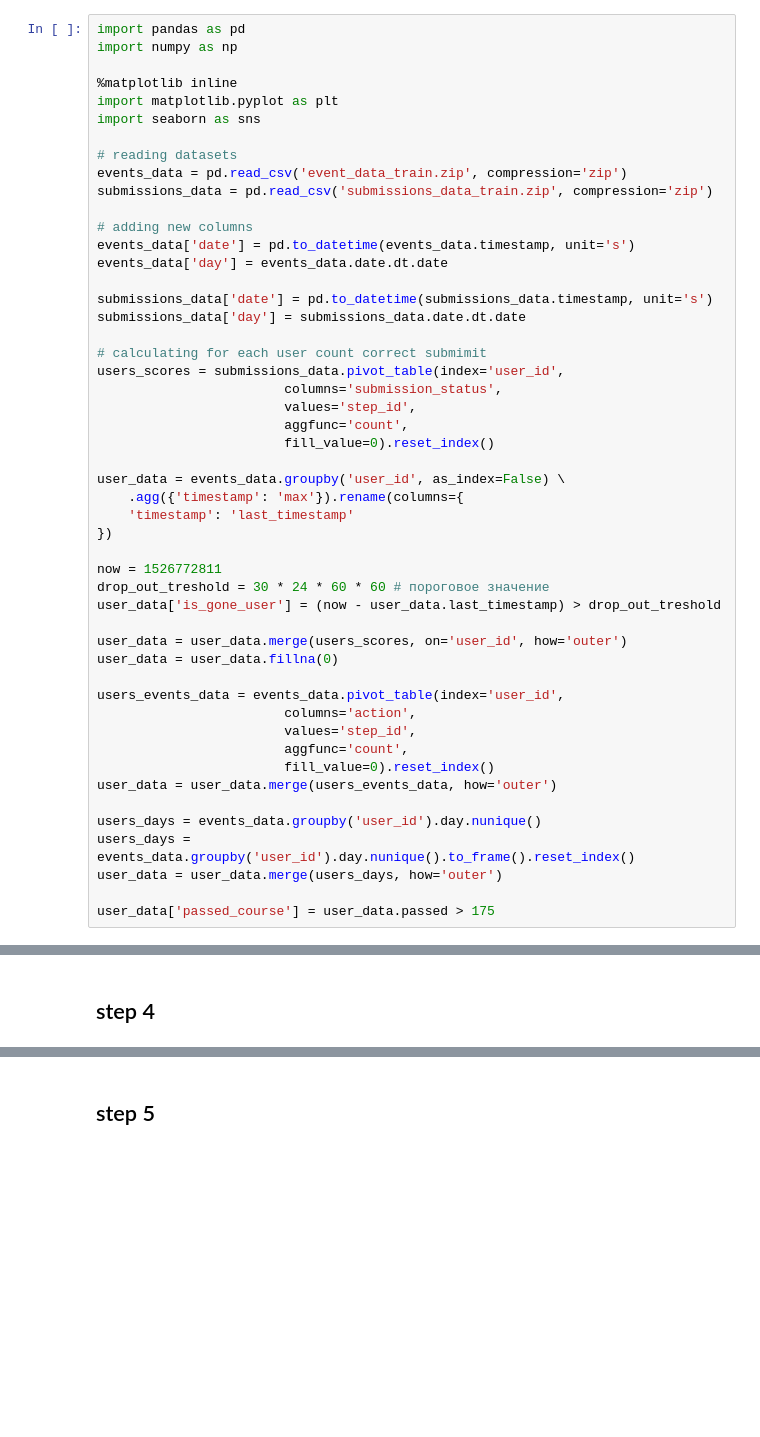
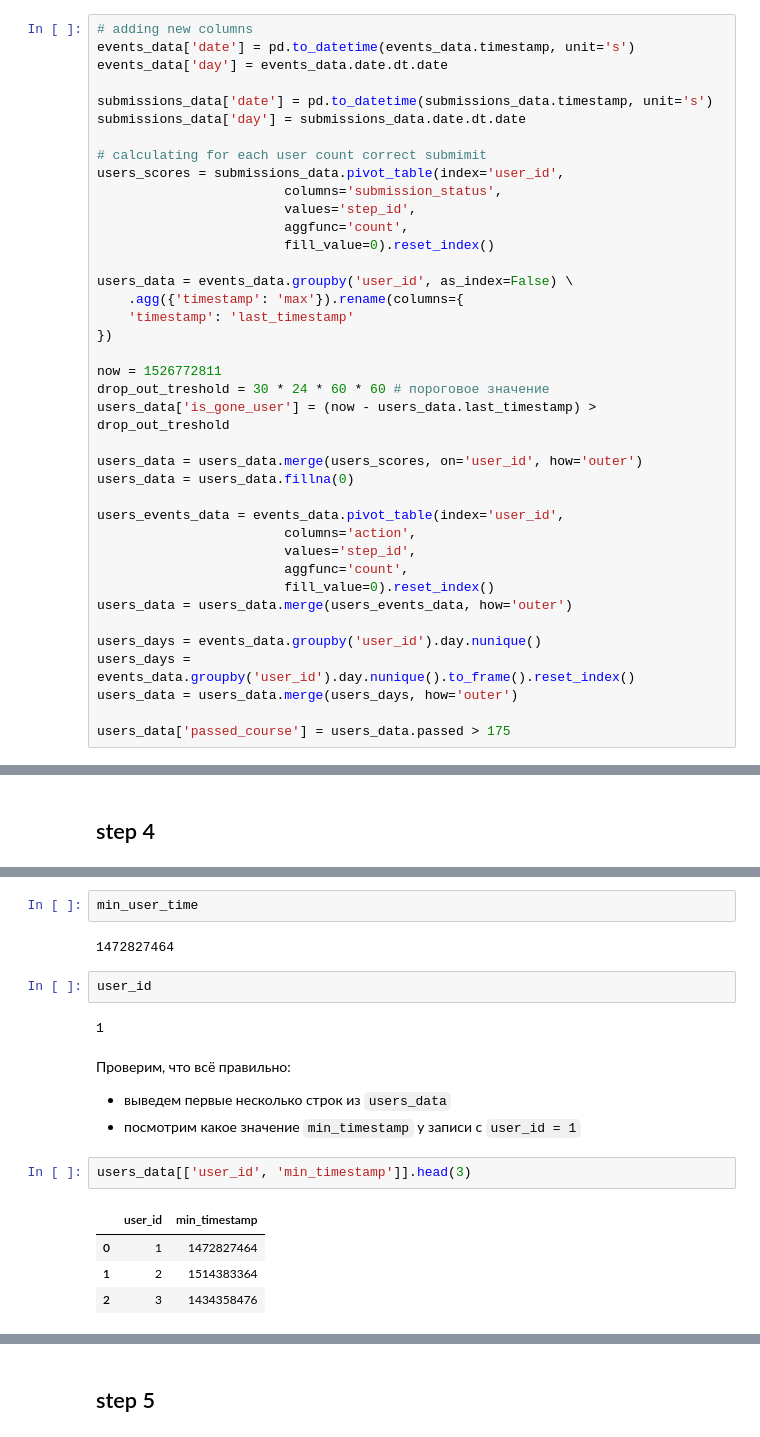
Before and after one commit to dgokondra/stepik_pandas_notebooks.github.io, a Jupyter notebook: 2.9.ipynb, the cells around one changed output, grey strips where cells are left out. Drawn from its saved outputs; the diff is of its cells as text; blank space fills up the shorter version.

```diff
--- a/2.9.ipynb
+++ b/2.9.ipynb
@@ -29,15 +40,4 @@
 # %%
-import pandas as pd
-import numpy as np
-
-%matplotlib inline
-import matplotlib.pyplot as plt
-import seaborn as sns
-
-# reading datasets
-events_data = pd.read_csv('event_data_train.zip', compression='zip')
-submissions_data = pd.read_csv('submissions_data_train.zip', compression='zip')
-
 # adding new columns
 events_data['date'] = pd.to_datetime(events_data.timestamp, unit='s')
 events_data['day'] = events_data.date.dt.date
@@ -52,28 +52,28 @@ users_scores = submissions_data.pivot_table(index='user_id',
                         aggfunc='count',
                         fill_value=0).reset_index()
 
-user_data = events_data.groupby('user_id', as_index=False) \
+users_data = events_data.groupby('user_id', as_index=False) \
     .agg({'timestamp': 'max'}).rename(columns={
     'timestamp': 'last_timestamp'
 })
 
 now = 1526772811
 drop_out_treshold = 30 * 24 * 60 * 60 # пороговое значение
-user_data['is_gone_user'] = (now - user_data.last_timestamp) > drop_out_treshold
+users_data['is_gone_user'] = (now - users_data.last_timestamp) > drop_out_treshold
 
-user_data = user_data.merge(users_scores, on='user_id', how='outer')
-user_data = user_data.fillna(0)
+users_data = users_data.merge(users_scores, on='user_id', how='outer')
+users_data = users_data.fillna(0)
 
 users_events_data = events_data.pivot_table(index='user_id',
                         columns='action',
                         values='step_id',
                         aggfunc='count',
                         fill_value=0).reset_index()
-user_data = user_data.merge(users_events_data, how='outer')
+users_data = users_data.merge(users_events_data, how='outer')
 
 users_days = events_data.groupby('user_id').day.nunique()
 users_days = events_data.groupby('user_id').day.nunique().to_frame().reset_index()
-user_data = user_data.merge(users_days, how='outer')
+users_data = users_data.merge(users_days, how='outer')
 
-user_data['passed_course'] = user_data.passed > 175
+users_data['passed_course'] = users_data.passed > 175
 # %%
@@ -131,0 +193,19 @@ users_data[users_data.passed_course].day.hist()
+# %%
+min_user_time
+# %% [output]
+1472827464
+# %%
+user_id
+# %% [output]
+1
+# %% [markdown]
+Проверим, что всё правильно:
++ выведем первые несколько строк из `users_data`
++ посмотрим какое значение `min_timestamp` у записи с `user_id = 1`
+# %%
+users_data[['user_id', 'min_timestamp']].head(3)
+# %% [output]
+|  | user_id | min_timestamp |
+| 0 | 1 | 1472827464 |
+| 1 | 2 | 1514383364 |
+| 2 | 3 | 1434358476 |
```
Also changed, not shown: parts of 26 cells of this notebook.
